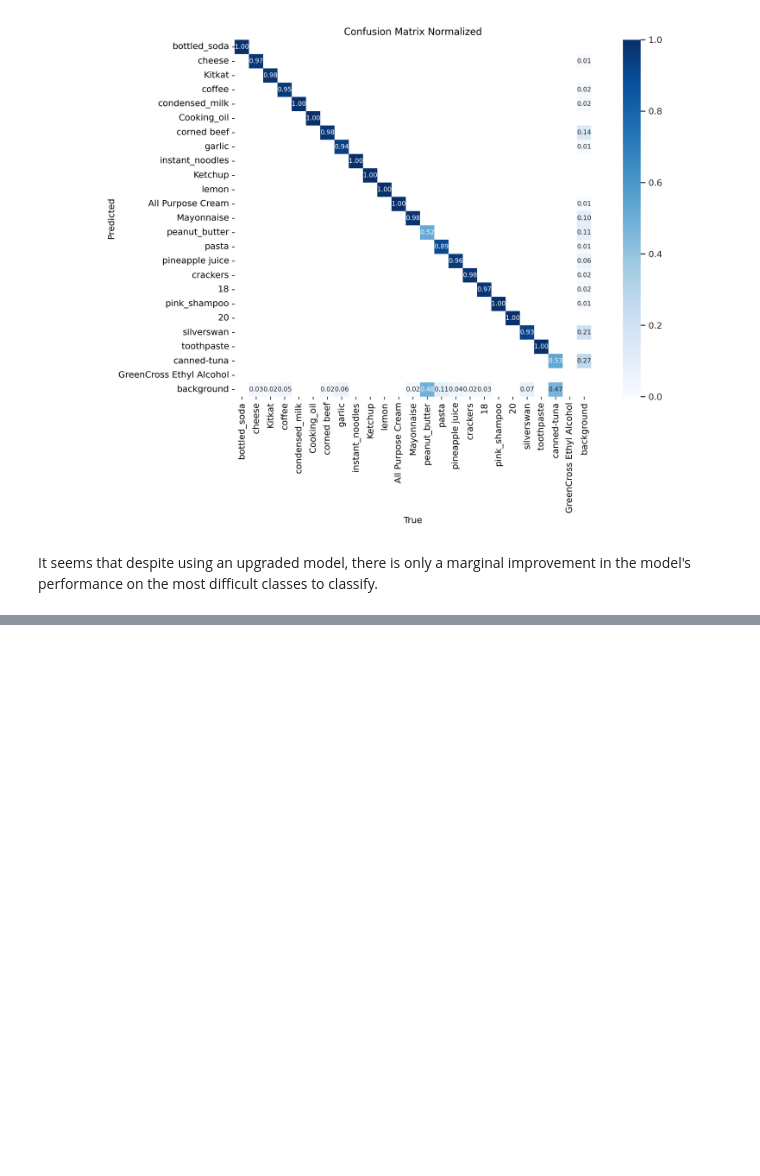
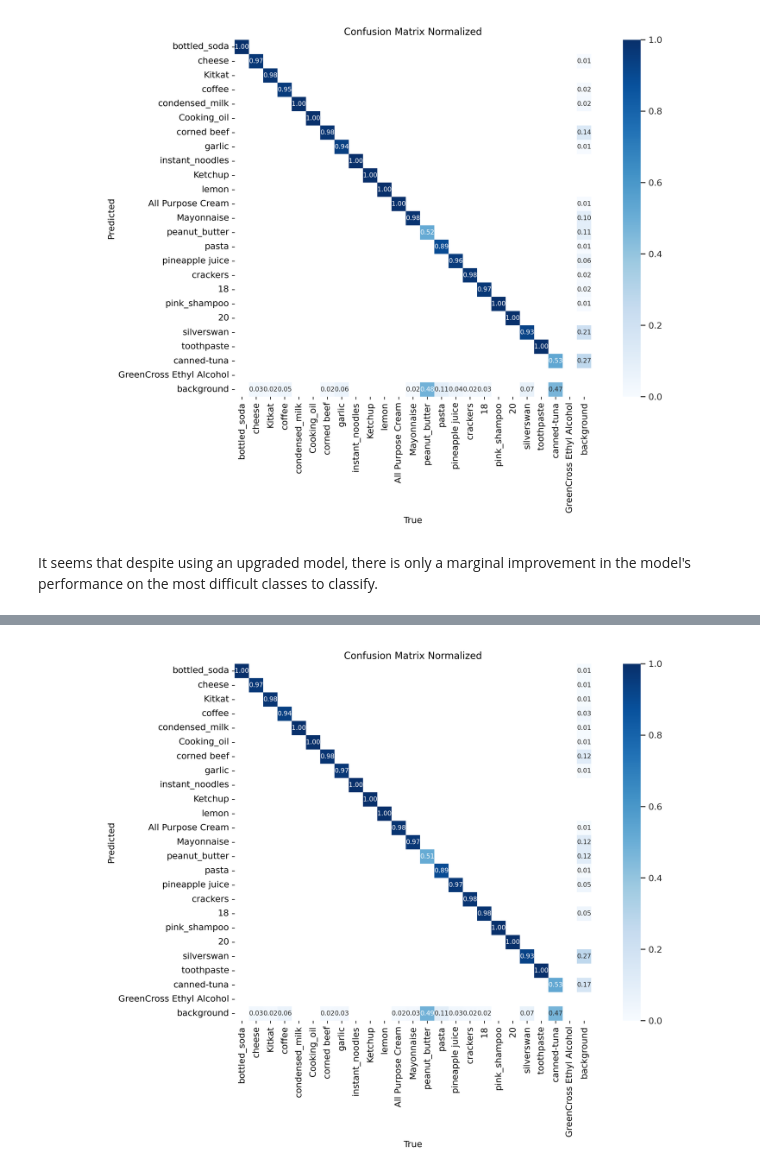
Before and after one commit to jaceroldan/grocery-item-segmentation-yolo, a Jupyter notebook: runner.ipynb, the cells around one changed output, grey strips where cells are left out. Saved outputs shown, nothing was run; the diff lists cells and outputs as text; code cells hidden in the pictures; blank space fills up the shorter version.

```diff
--- a/runner.ipynb
+++ b/runner.ipynb
@@ -223,0 +268,11 @@ It seems that despite using an upgraded model, there is only a marginal improvem
+# %%
+from PIL import Image
+from IPython.display import display
+
+image_path = 'runs/segment/val3/confusion_matrix_normalized.png'
+
+# Open and display the image
+image = Image.open(image_path)
+display(image)
+# %% [output]
+[figure, added]
```
Also changed, not shown: parts of 3 cells of this notebook, 1 other file.
